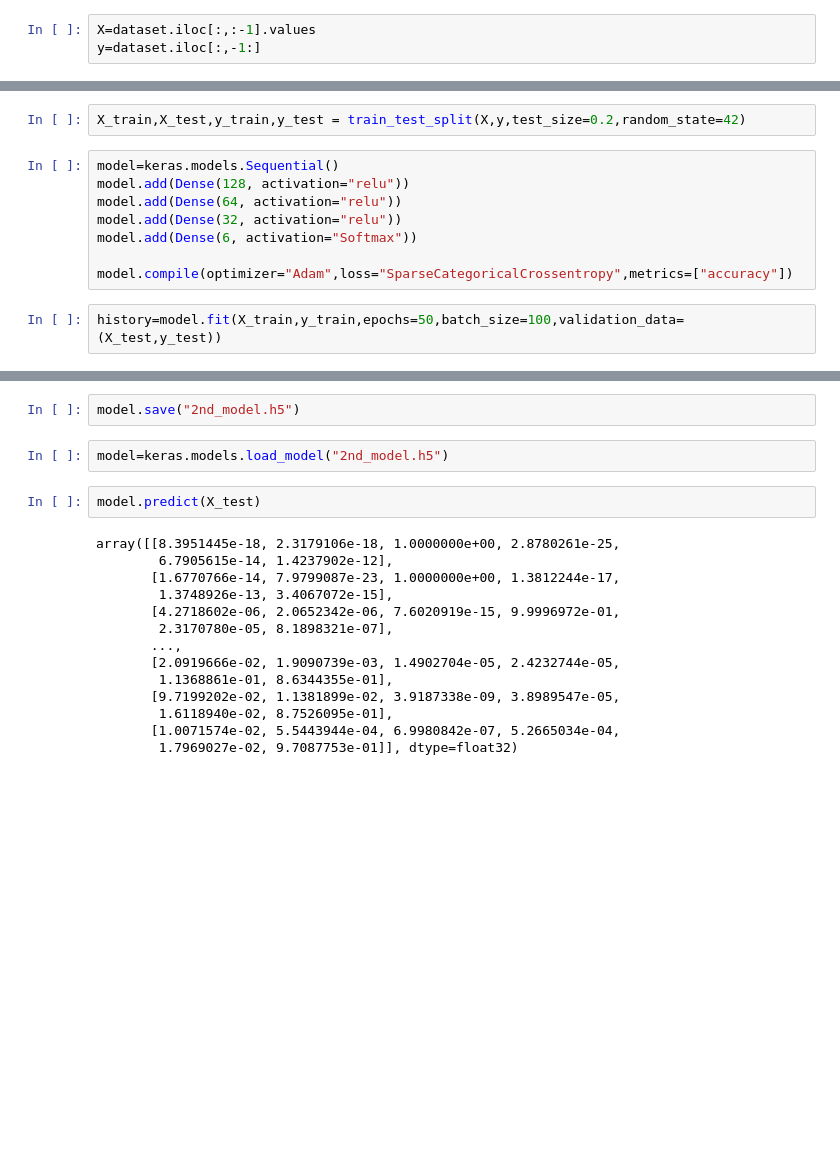
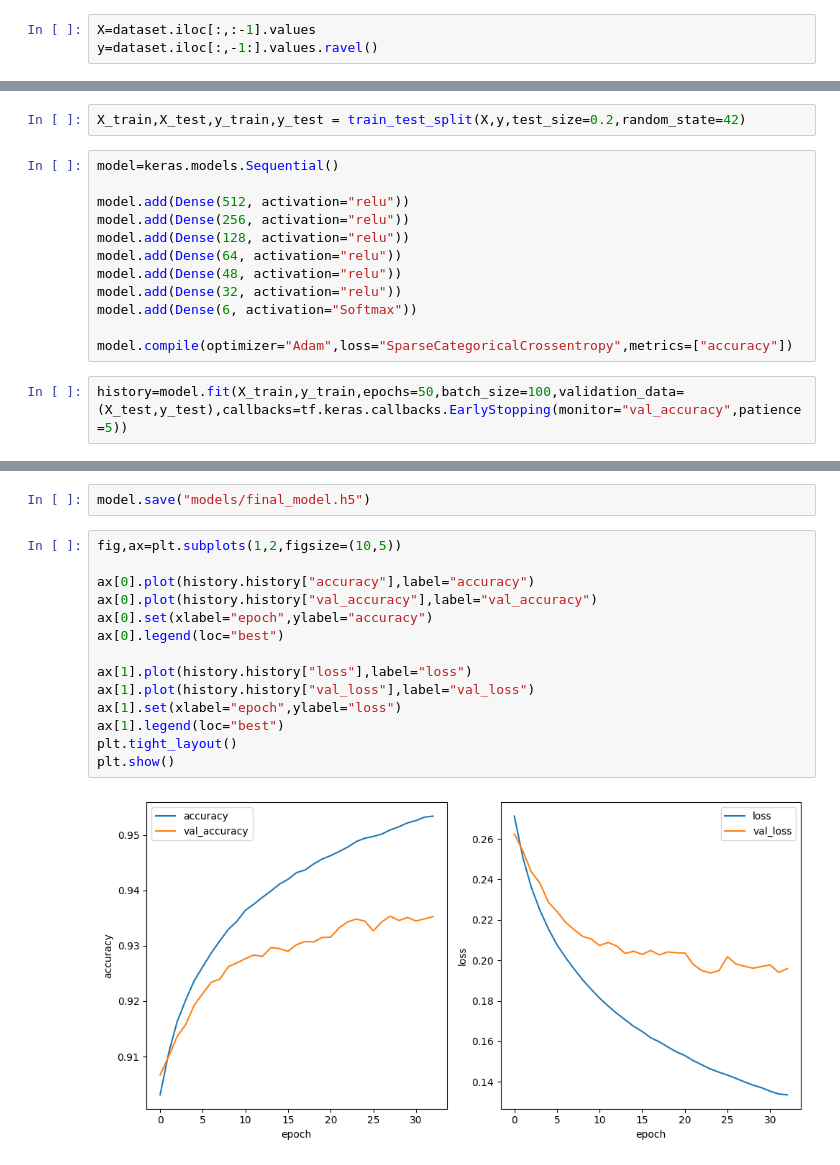
Before and after one commit to ravindra-pandey/machine_learning_projects, a Jupyter notebook: motion_reconition/main.ipynb, the cells around one changed output, grey strips where cells are left out. Saved outputs shown, nothing was run; the diff lists cells and outputs as text; blank space fills up the shorter version.

Commit message:
final model build

```diff
--- a/motion_reconition/main.ipynb
+++ b/motion_reconition/main.ipynb
@@ -232,7 +237,7 @@ if len(gpus)>0:
 PhysicalDevice(name='/physical_device:GPU:0', device_type='GPU')
 # %%
 X=dataset.iloc[:,:-1].values
-y=dataset.iloc[:,-1:]
+y=dataset.iloc[:,-1:].values.ravel()
 # %%
 X.shape
 # %% [output]
@@ -241,13 +250,17 @@ X.shape
 X_train,X_test,y_train,y_test = train_test_split(X,y,test_size=0.2,random_state=42)
 # %%
 model=keras.models.Sequential()
+
+model.add(Dense(512, activation="relu"))
+model.add(Dense(256, activation="relu"))
 model.add(Dense(128, activation="relu"))
 model.add(Dense(64, activation="relu"))
+model.add(Dense(48, activation="relu"))
 model.add(Dense(32, activation="relu"))
 model.add(Dense(6, activation="Softmax"))
 
 model.compile(optimizer="Adam",loss="SparseCategoricalCrossentropy",metrics=["accuracy"])
 # %%
-history=model.fit(X_train,y_train,epochs=50,batch_size=100,validation_data=(X_test,y_test))
+history=model.fit(X_train,y_train,epochs=50,batch_size=100,validation_data=(X_test,y_test),callbacks=tf.keras.callbacks.EarlyStopping(monitor="val_accuracy",patience=5))
 # %% [output]
 Epoch 1/50
@@ -270,20 +283,18 @@ Epoch 50/50
 # %%
-model.save("2nd_model.h5")
+model.save("models/final_model.h5")
-# %%
-model=keras.models.load_model("2nd_model.h5")
-# %%
-model.predict(X_test)
-# %% [output]
-array([[8.3951445e-18, 2.3179106e-18, 1.0000000e+00, 2.8780261e-25,
-        6.7905615e-14, 1.4237902e-12],
-       [1.6770766e-14, 7.9799087e-23, 1.0000000e+00, 1.3812244e-17,
-        1.3748926e-13, 3.4067072e-15],
-       [4.2718602e-06, 2.0652342e-06, 7.6020919e-15, 9.9996972e-01,
-        2.3170780e-05, 8.1898321e-07],
-       ...,
-       [2.0919666e-02, 1.9090739e-03, 1.4902704e-05, 2.4232744e-05,
-        1.1368861e-01, 8.6344355e-01],
-       [9.7199202e-02, 1.1381899e-02, 3.9187338e-09, 3.8989547e-05,
-        1.6118940e-02, 8.7526095e-01],
-       [1.0071574e-02, 5.5443944e-04, 6.9980842e-07, 5.2665034e-04,
-        1.7969027e-02, 9.7087753e-01]], dtype=float32)
+# %%
+fig,ax=plt.subplots(1,2,figsize=(10,5))
+
+ax[0].plot(history.history["accuracy"],label="accuracy")
+ax[0].plot(history.history["val_accuracy"],label="val_accuracy")
+ax[0].set(xlabel="epoch",ylabel="accuracy")
+ax[0].legend(loc="best")
+
+ax[1].plot(history.history["loss"],label="loss")
+ax[1].plot(history.history["val_loss"],label="val_loss")
+ax[1].set(xlabel="epoch",ylabel="loss")
+ax[1].legend(loc="best")
+plt.tight_layout()
+plt.show()
+# %% [output]
+[figure, added]
```
Also changed, not shown: parts of 8 cells of this notebook.
